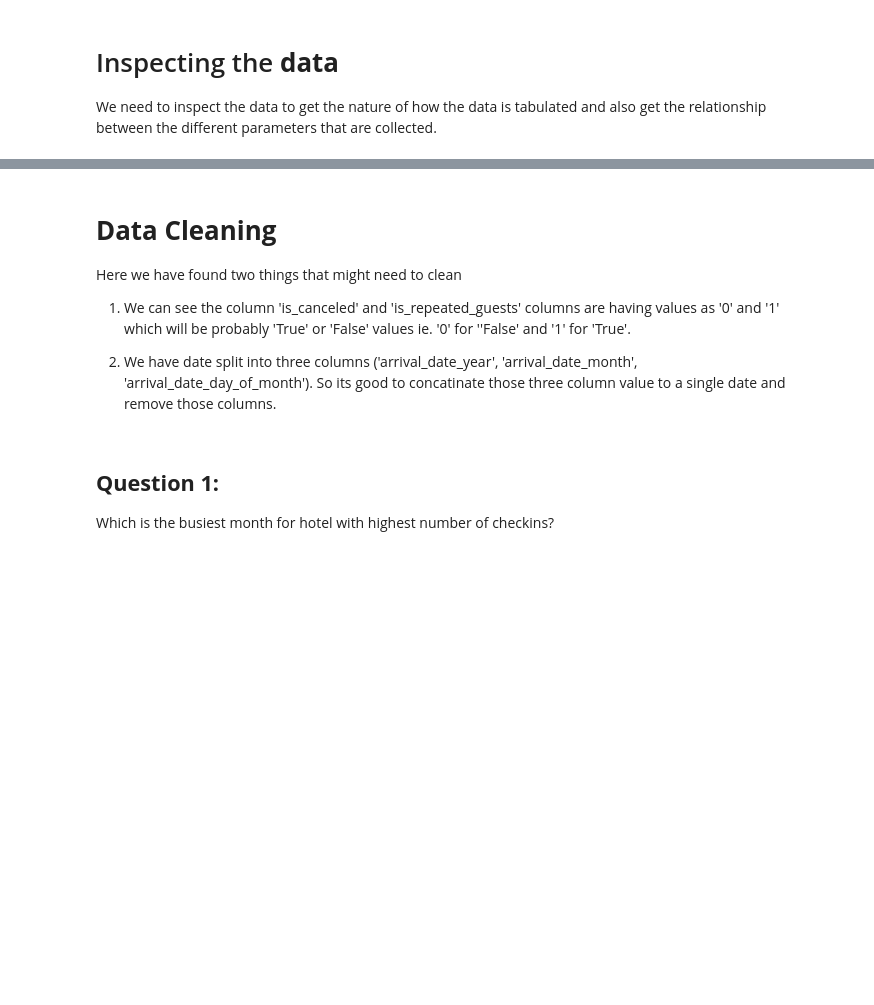
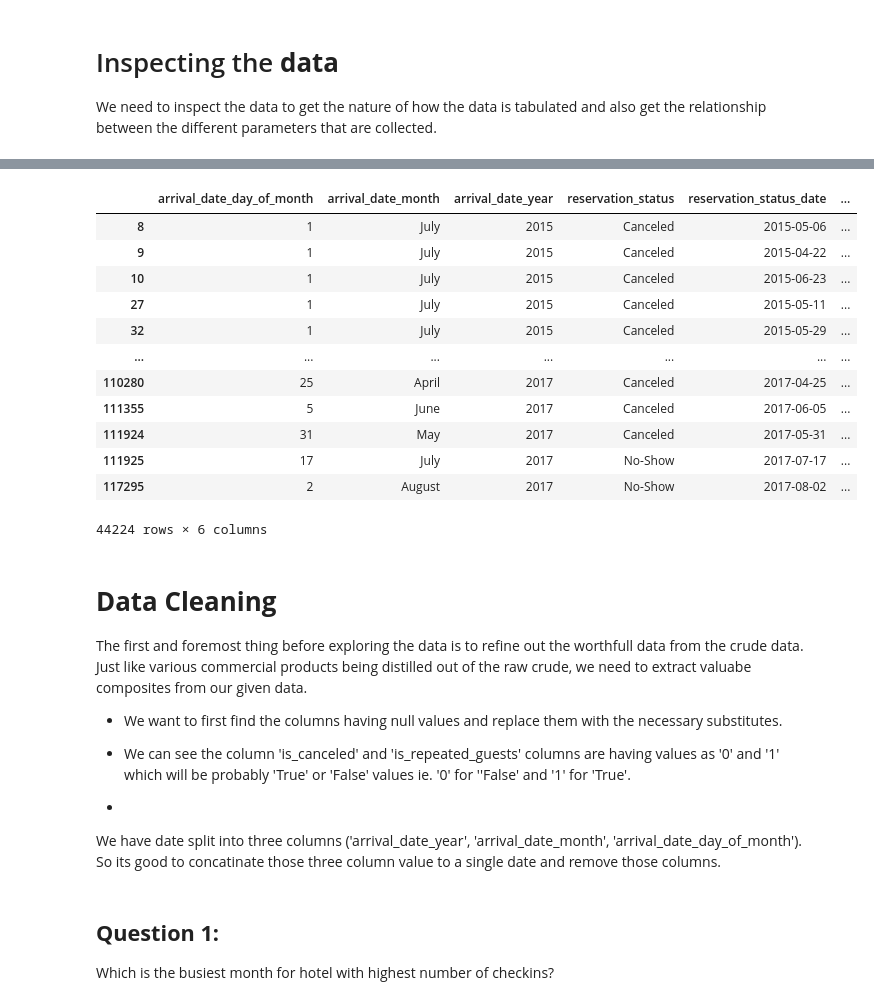
Before and after one commit to Subin-pds/Hotel-booking-Analysis, a Jupyter notebook: Hotel_Booking_Analysis_(Subin)_Capstone_Project.ipynb, the cells around one changed output, grey strips where cells are left out. Drawn from its saved outputs; the diff is of its cells as text; code cells hidden in the pictures; blank space fills up the shorter version.

```diff
--- a/Hotel_Booking_Analysis_(Subin)_Capstone_Project.ipynb
+++ b/Hotel_Booking_Analysis_(Subin)_Capstone_Project.ipynb
@@ -59,9 +116,28 @@ df.is_canceled.value_counts()
+# %%
+df[df['is_canceled']==1][['arrival_date_day_of_month','arrival_date_month','arrival_date_year','reservation_status','reservation_status_date','lead_time']]
+# %% [output]
+|  | arrival_date_day_of_month | arrival_date_month | arrival_date_year | reservation_status | reservation_status_date | ... |
+| 8 | 1 | July | 2015 | Canceled | 2015-05-06 | ... |
+| 9 | 1 | July | 2015 | Canceled | 2015-04-22 | ... |
+| 10 | 1 | July | 2015 | Canceled | 2015-06-23 | ... |
+| 27 | 1 | July | 2015 | Canceled | 2015-05-11 | ... |
+| 32 | 1 | July | 2015 | Canceled | 2015-05-29 | ... |
+| ... | ... | ... | ... | ... | ... | ... |
+| 110280 | 25 | April | 2017 | Canceled | 2017-04-25 | ... |
+| 111355 | 5 | June | 2017 | Canceled | 2017-06-05 | ... |
+| 111924 | 31 | May | 2017 | Canceled | 2017-05-31 | ... |
+| 111925 | 17 | July | 2017 | No-Show | 2017-07-17 | ... |
+| 117295 | 2 | August | 2017 | No-Show | 2017-08-02 | ... |
+44224 rows × 6 columns
 # %% [markdown]
 # **Data Cleaning**
-
-Here we have found two things that might need to clean
+The first and foremost thing before exploring the data is  to refine out the worthfull data from the crude data. Just like various commercial products being distilled out of the raw crude, we need to extract valuabe composites from our given data.
 
 
-1.   We can see the column 'is_canceled' and 'is_repeated_guests' columns are having values as '0' and '1' which will be probably 'True' or 'False' values ie. '0' for ''False' and '1' for 'True'.
+*  We want to first find the columns having null values and replace them with the
+necessary substitutes.
+*  We can see the column 'is_canceled' and 'is_repeated_guests' columns are having values as '0' and '1' which will be probably 'True' or 'False' values ie. '0' for ''False' and '1' for 'True'.
 
-2. We have date split into three columns ('arrival_date_year', 'arrival_date_month', 'arrival_date_day_of_month'). So its good to concatinate those three column value to a single date and remove those columns.
+
+*
+We have date split into three columns ('arrival_date_year', 'arrival_date_month', 'arrival_date_day_of_month'). So its good to concatinate those three column value to a single date and remove those columns.
```
Also changed, not shown: parts of 19 cells of this notebook.
